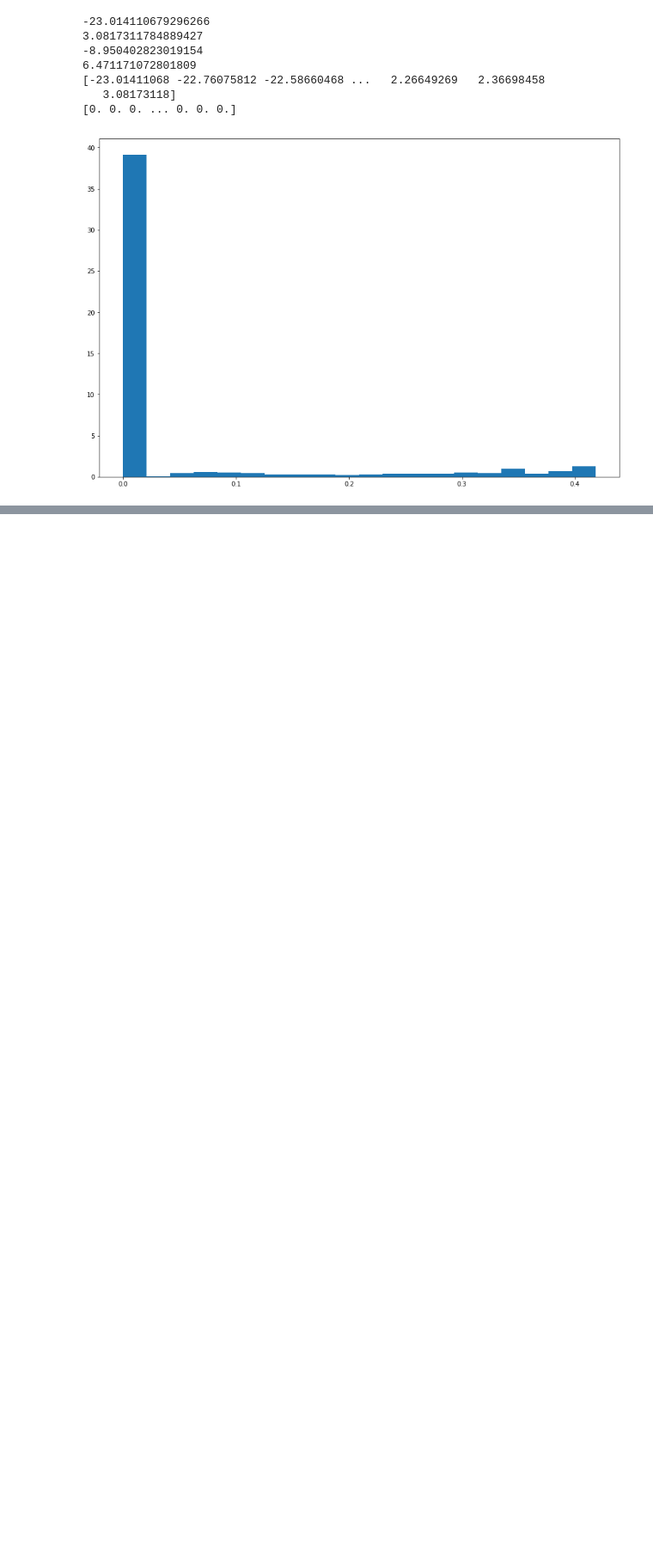
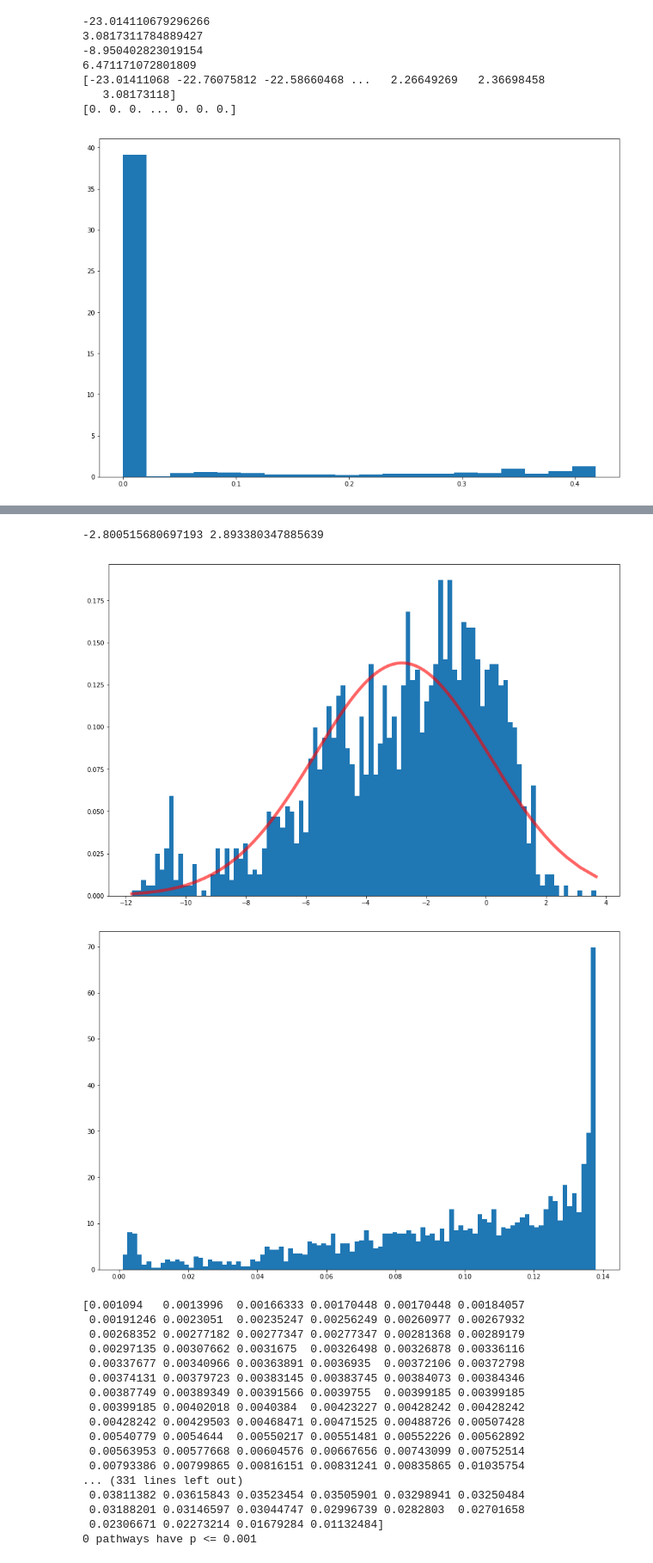
Before and after one commit to statisticalbiotechnology/wall, a Jupyter notebook: src/failures_of_null_testing.ipynb, the cells around one changed output, grey strips where cells are left out. Shown at 86% size. Cells and saved outputs as stored; diff of their text form; code cells hidden in the pictures; blank space fills up the shorter version.

```diff
--- a/src/failures_of_null_testing.ipynb
+++ b/src/failures_of_null_testing.ipynb
@@ -228,0 +248,79 @@ print(par)
+# %%
+pvalues = clusterframes['1']['p-values'].tolist()
+z_scores = norm.ppf(pvalues)
+
+'''
+xa = -8
+xb = 2
+
+trunc_z = z_scores[z_scores>xa]
+trunc_z = trunc_z[trunc_z<xb]
+
+def func(p, r, xa, xb):
+    return truncnorm.nnlf(p, r)
+
+def constraint(p, r, xa, xb):
+    a, b, loc, scale = p
+    return np.array([a*scale + loc - xa, b*scale + loc - xb])
+
+loc = 0
+scale = 1
+
+a = (xa - loc)/scale
+b = (xb - loc)/scale
+
+loc_guess = 0
+scale_guess = 1
+a_guess = (xa - loc_guess)/scale_guess
+b_guess = (xb - loc_guess)/scale_guess
+p0 = [a_guess, b_guess, loc_guess, scale_guess]
+
+par = fmin_slsqp(func, p0, f_eqcons=constraint, args=(trunc_z, xa, xb), iter=10000)
+print(par)
+'''
+
+mean, var = norm.fit(z_scores)
+print(mean, var)
+
+
+
+fig, ax = plt.subplots(1, 1, figsize=(15, 10))
+ax.hist(z_scores, bins=100, density=True)
+ax.plot(z_scores, norm.pdf(z_scores, mean, var), 'r-', lw=5, alpha=0.6, label='norm pdf')
+plt.show()
+
+
+normal_Z = norm.pdf(z_scores, mean, var)
+plt.figure(figsize=(15, 10))
+plt.hist(normal_Z, bins=100, density=True)
+plt.show()
+print(normal_Z)
+normal_p = norm.sf(-abs(normal_Z))
+#print(normal_p)
+
+#how are the p-values ordered?
+
+
+
+print(f'{(normal_p <= 0.001).sum()} pathways have p <= 0.001')
+# %% [output]
+-2.800515680697193 2.893380347885639
+[figure, added]
+[figure, added]
+[0.001094   0.0013996  0.00166333 0.00170448 0.00170448 0.00184057
+ 0.00191246 0.0023051  0.00235247 0.00256249 0.00260977 0.00267932
+ 0.00268352 0.00277182 0.00277347 0.00277347 0.00281368 0.00289179
+ 0.00297135 0.00307662 0.0031675  0.00326498 0.00326878 0.00336116
+ 0.00337677 0.00340966 0.00363891 0.0036935  0.00372106 0.00372798
+ 0.00374131 0.00379723 0.00383145 0.00383745 0.00384073 0.00384346
+ 0.00387749 0.00389349 0.00391566 0.0039755  0.00399185 0.00399185
+ 0.00399185 0.00402018 0.0040384  0.00423227 0.00428242 0.00428242
+ 0.00428242 0.00429503 0.00468471 0.00471525 0.00488726 0.00507428
+ 0.00540779 0.0054644  0.00550217 0.00551481 0.00552226 0.00562892
+ 0.00563953 0.00577668 0.00604576 0.00667656 0.00743099 0.00752514
+ 0.00793386 0.00799865 0.00816151 0.00831241 0.00835865 0.01035754
+... (331 lines left out)
+ 0.03811382 0.03615843 0.03523454 0.03505901 0.03298941 0.03250484
+ 0.03188201 0.03146597 0.03044747 0.02996739 0.0282803  0.02701658
+ 0.02306671 0.02273214 0.01679284 0.01132484]
+0 pathways have p <= 0.001
```
Also changed, not shown: parts of 5 cells of this notebook, 14 other files.
